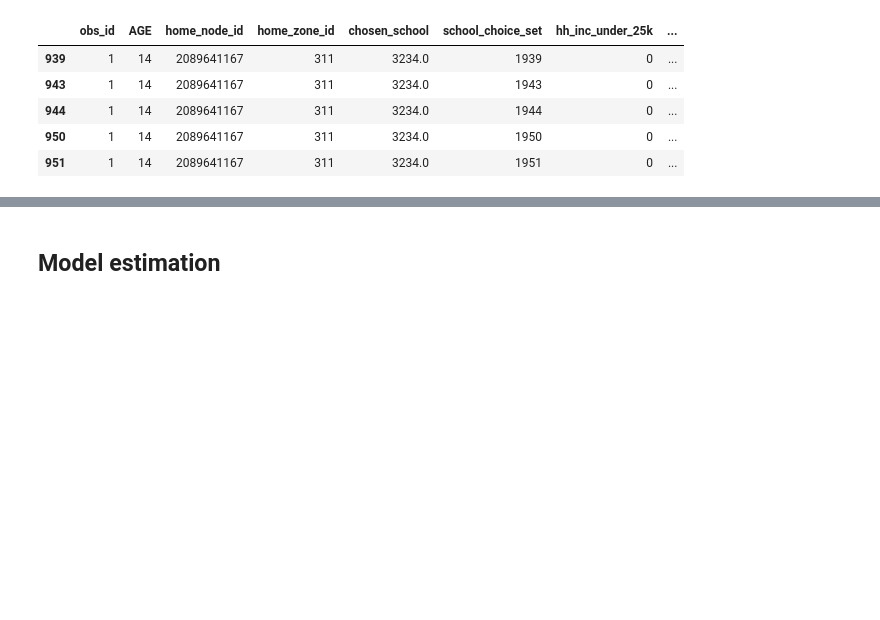
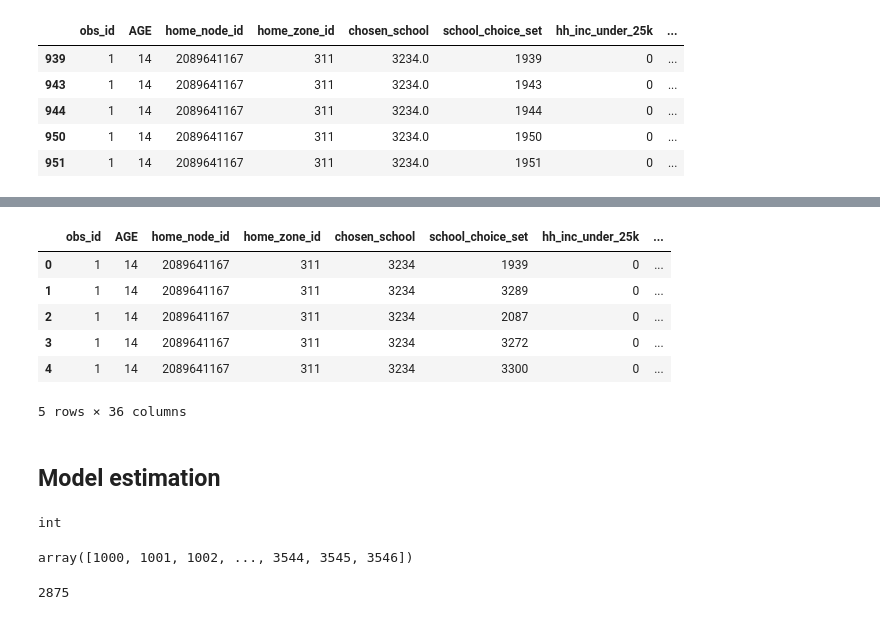
Before and after one commit to ual/activitysynth, a Jupyter notebook: activitysynth/notebooks/notebooks-juan/SLCM_Estimation.ipynb, the cells around one changed output, grey strips where cells are left out. Saved outputs shown, nothing was run; the diff lists cells and outputs as text; code cells hidden in the pictures; blank space fills up the shorter version.

```diff
--- a/activitysynth/notebooks/notebooks-juan/SLCM_Estimation.ipynb
+++ b/activitysynth/notebooks/notebooks-juan/SLCM_Estimation.ipynb
@@ -113,3 +140,8 @@ household_chts = pd.read_csv("/home/data/fall_2018/CHTS_csv_format/data/Deliv_HH
+# %%
+# orca.run(['initialize_imputed_skims'])  isnt working, so I did this for now
+mtc_skims = orca.get_table('mtc_skims')
+raw_skims = orca.get_table('beam_skims_raw')
+reset_beam_skims = utils.impute_missing_skims(mtc_skims, raw_skims).reset_index()
 # %% [markdown]
 ## Preprocessing
 # %%
@@ -410,8 +446,24 @@ data_long = df.merge(reset_beam_skims,
 #Imputing school grades
 avg_grade = data_long.sw_rank_2108.mean()
 data_long['rank'] = data_long.sw_rank_2108.fillna(avg_grade)
+# %%
+data_long.chosen_school = data_long.chosen_school.astype('int64')
+# %%
+data_long.head()
+# %% [output]
+|  | obs_id | AGE | home_node_id | home_zone_id | chosen_school | school_choice_set | hh_inc_under_25k | ... |
+| 0 | 1 | 14 | 2089641167 | 311 | 3234 | 1939 | 0 | ... |
+| 1 | 1 | 14 | 2089641167 | 311 | 3234 | 3289 | 0 | ... |
+| 2 | 1 | 14 | 2089641167 | 311 | 3234 | 2087 | 0 | ... |
+| 3 | 1 | 14 | 2089641167 | 311 | 3234 | 3272 | 0 | ... |
+| 4 | 1 | 14 | 2089641167 | 311 | 3234 | 3300 | 0 | ... |
+5 rows × 36 columns
 # %% [markdown]
 ## Model estimation
+# %%
+type(list(set(range(1000,3547,1)) - set(list_1))[0])
+# %% [output]
+int
 # %%
 # list if schools that are not in any of choice set
 list_1 = [1459, 1685, 1746, 1749, 1750, 2006, 2063, 2327, 2662, 2679, 3378, 3379, 3381, 3432, 3454]
@@ -598,6 +650,15 @@ def SLCM(data_long):
 
     #Resutls
     return SLCM
+# %%
+unique_alternatives = np.sort(data_long['school_choice_set'].unique())
+unique_alternatives
+# %% [output]
+array([1000, 1001, 1002, ..., 3544, 3545, 3546])
+# %%
+len(data_long.obs_id.unique())
+# %% [output]
+2875
 # %%
 orca.get_injectable('SLCM')(data_long).get_statsmodels_summary().add_table_params
 # %% [output]
```
Also changed, not shown: parts of 14 cells of this notebook, 9 other files.
